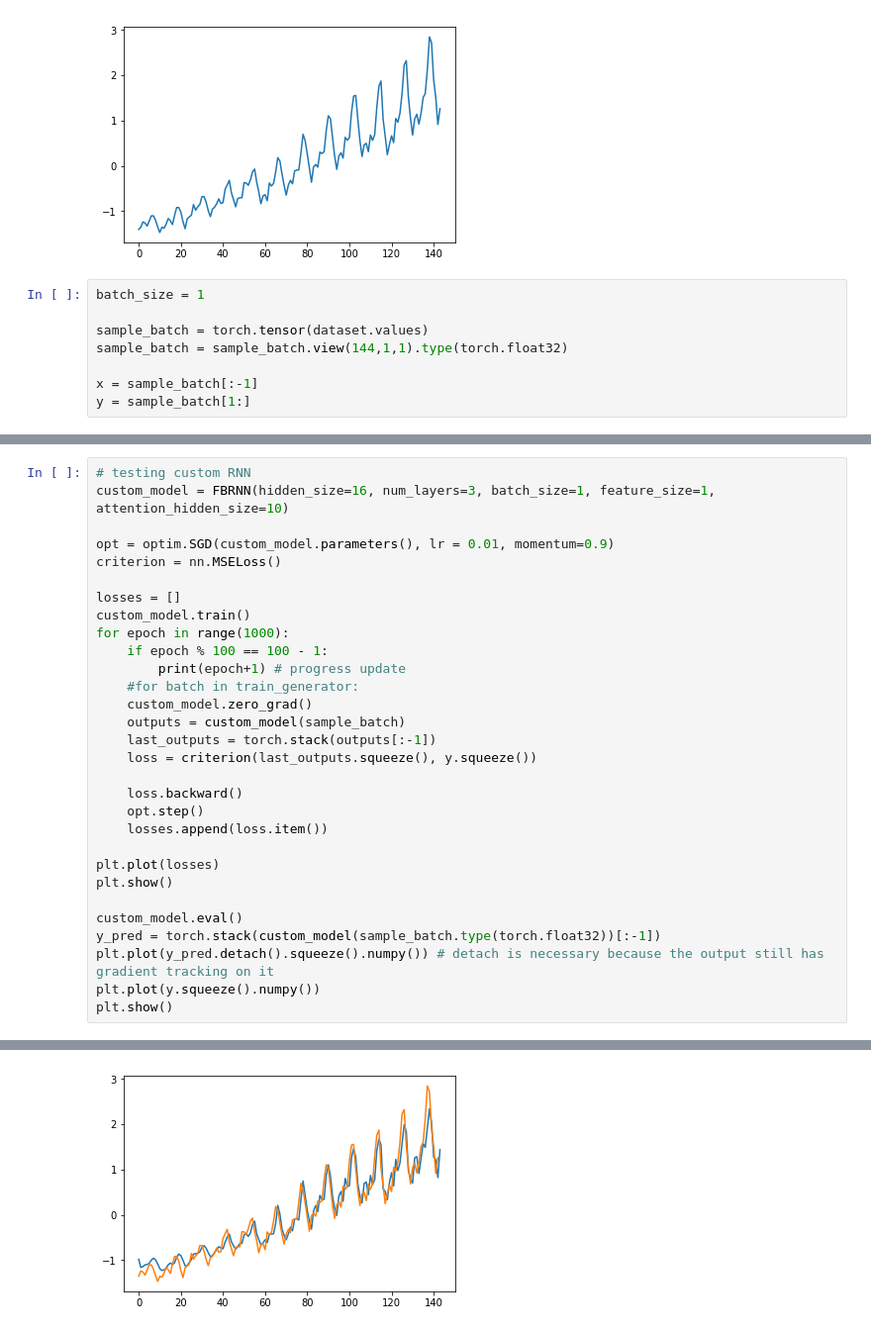
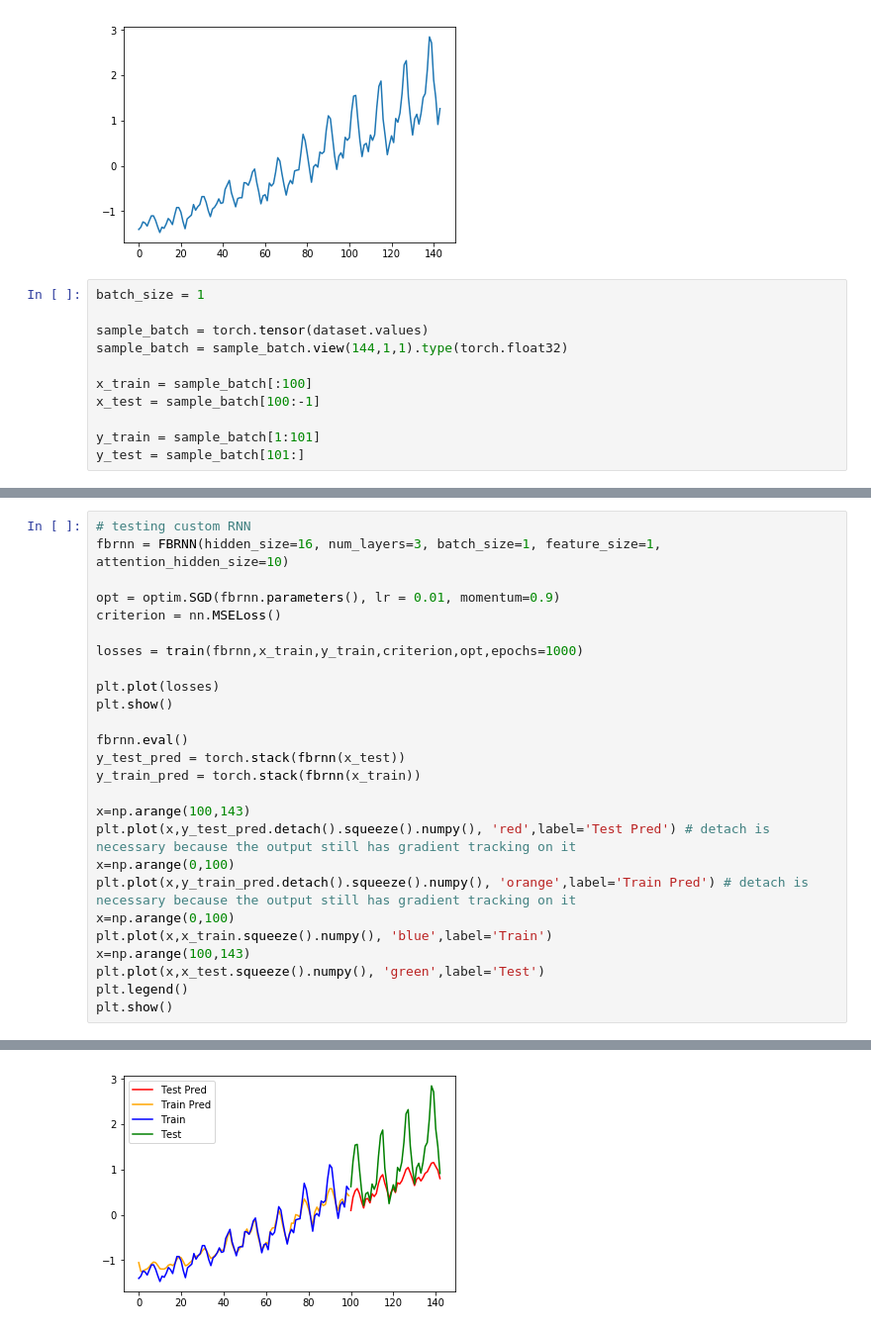
Before and after one commit to jordanott/FBRNN, a Jupyter notebook: Notebooks/FeedBackRNN.ipynb, the cells around one changed output, grey strips where cells are left out. Shown at 99% size. Cells and saved outputs as stored; diff of their text form.

```diff
--- a/Notebooks/FeedBackRNN.ipynb
+++ b/Notebooks/FeedBackRNN.ipynb
@@ -39,5 +38,8 @@ batch_size = 1
 sample_batch = torch.tensor(dataset.values)
 sample_batch = sample_batch.view(144,1,1).type(torch.float32)
 
-x = sample_batch[:-1]
-y = sample_batch[1:]
+x_train = sample_batch[:100]
+x_test = sample_batch[100:-1]
+
+y_train = sample_batch[1:101]
+y_test = sample_batch[101:]
@@ -87,31 +75,27 @@ plt.show()
 # %%
 # testing custom RNN
-custom_model = FBRNN(hidden_size=16, num_layers=3, batch_size=1, feature_size=1, attention_hidden_size=10)
+fbrnn = FBRNN(hidden_size=16, num_layers=3, batch_size=1, feature_size=1, attention_hidden_size=10)
 
-opt = optim.SGD(custom_model.parameters(), lr = 0.01, momentum=0.9)
+opt = optim.SGD(fbrnn.parameters(), lr = 0.01, momentum=0.9)
 criterion = nn.MSELoss()
 
-losses = []
-custom_model.train()
-for epoch in range(1000):
-    if epoch % 100 == 100 - 1:
-        print(epoch+1) # progress update
-    #for batch in train_generator:
-    custom_model.zero_grad()
-    outputs = custom_model(sample_batch)
-    last_outputs = torch.stack(outputs[:-1])
-    loss = criterion(last_outputs.squeeze(), y.squeeze())
-
-    loss.backward()
-    opt.step()
-    losses.append(loss.item())
+losses = train(fbrnn,x_train,y_train,criterion,opt,epochs=1000)
 
 plt.plot(losses)
 plt.show()
 
-custom_model.eval()
-y_pred = torch.stack(custom_model(sample_batch.type(torch.float32))[:-1])
-plt.plot(y_pred.detach().squeeze().numpy()) # detach is necessary because the output still has gradient tracking on it
-plt.plot(y.squeeze().numpy())
+fbrnn.eval()
+y_test_pred = torch.stack(fbrnn(x_test))
+y_train_pred = torch.stack(fbrnn(x_train))
+
+x=np.arange(100,143)
+plt.plot(x,y_test_pred.detach().squeeze().numpy(), 'red',label='Test Pred') # detach is necessary because the output still has gradient tracking on it
+x=np.arange(0,100)
+plt.plot(x,y_train_pred.detach().squeeze().numpy(), 'orange',label='Train Pred') # detach is necessary because the output still has gradient tracking on it
+x=np.arange(0,100)
+plt.plot(x,x_train.squeeze().numpy(), 'blue',label='Train')
+x=np.arange(100,143)
+plt.plot(x,x_test.squeeze().numpy(), 'green',label='Test')
+plt.legend()
 plt.show()
 # %% [output]
@@ -129,2 +103,2 @@ plt.show()
-[figure, old version]
+[figure, new version]
 # %%
```
Also changed, not shown: parts of 6 cells of this notebook.
